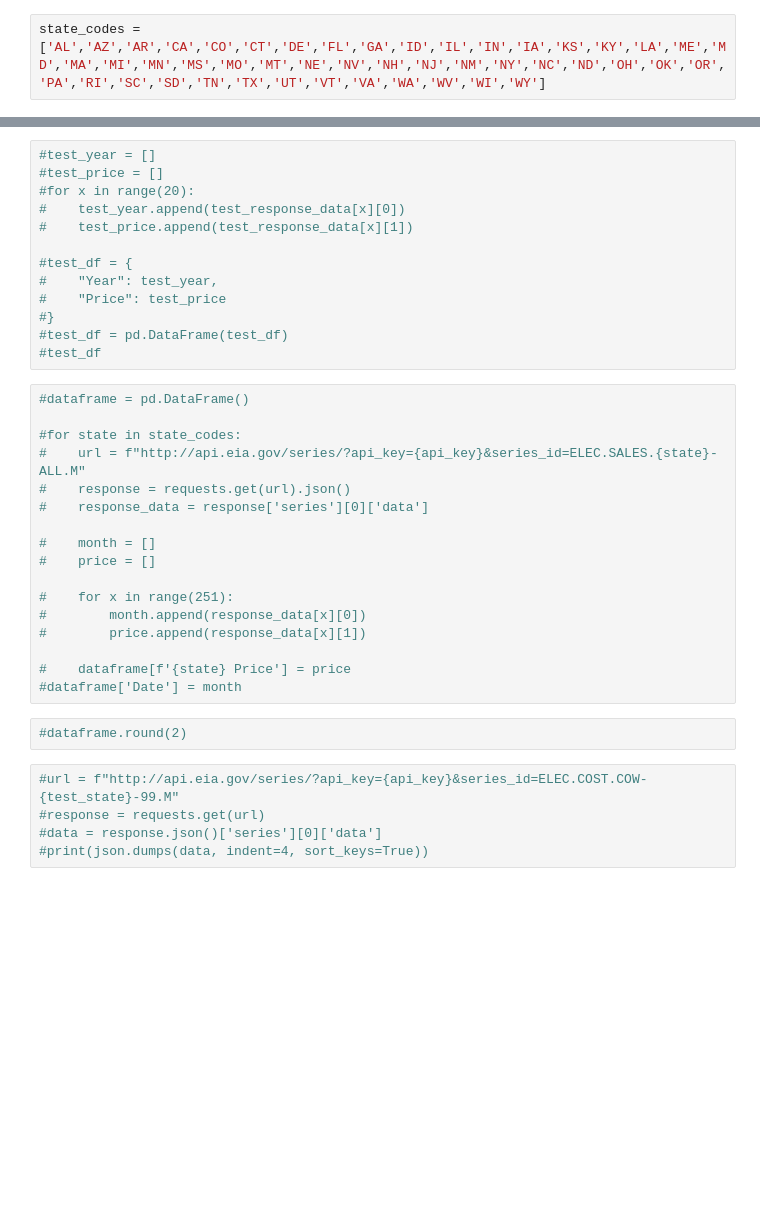
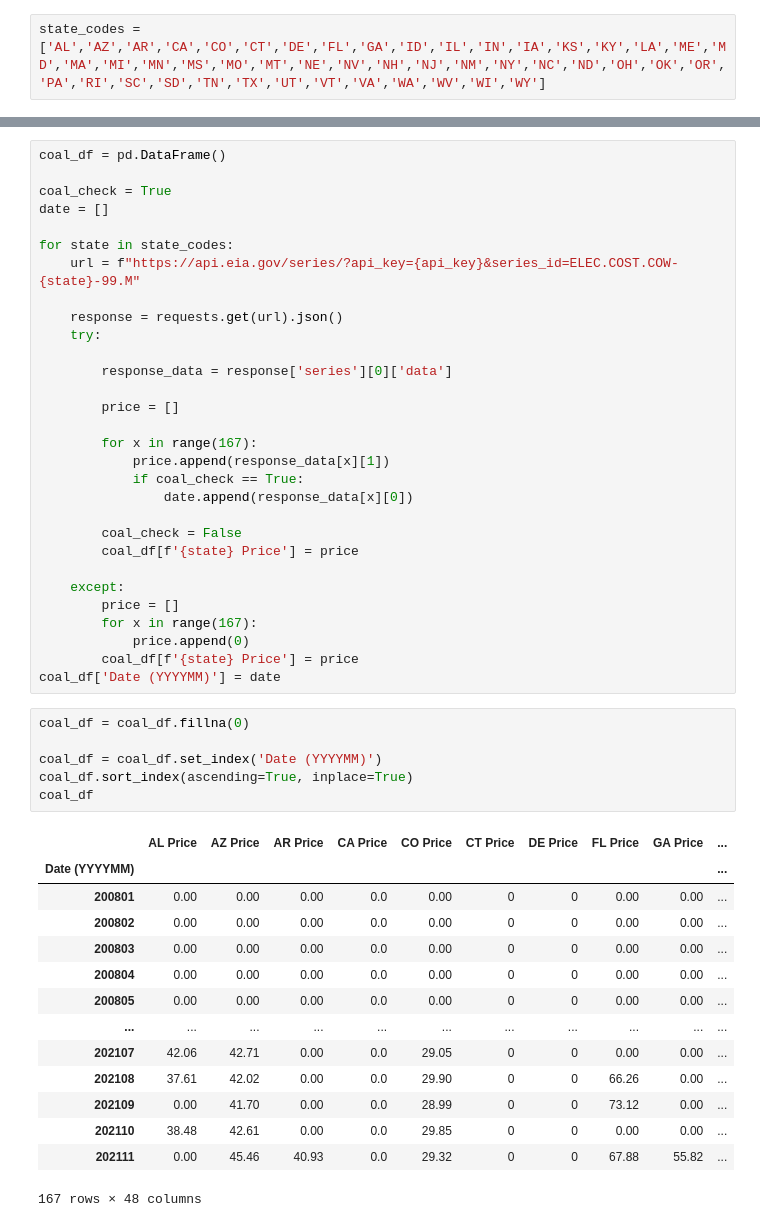
Before and after one commit to JWatson1102/project_1, a Jupyter notebook: Production Price Data.ipynb, the cells around one changed output, grey strips where cells are left out. Cells and saved outputs as stored; diff of their text form; blank space fills up the shorter version.

```diff
--- a/Production Price Data.ipynb
+++ b/Production Price Data.ipynb
@@ -24,38 +11,52 @@ test_state = "AL"
-# %%
-#test_year = []
-#test_price = []
-#for x in range(20):
-#    test_year.append(test_response_data[x][0])
-#    test_price.append(test_response_data[x][1])
-
-#test_df = {
-#    "Year": test_year,
-#    "Price": test_price
-#}
-#test_df = pd.DataFrame(test_df)
-#test_df
 # %%
-#dataframe = pd.DataFrame()
+coal_df = pd.DataFrame()
 
-#for state in state_codes:
-#    url = f"http://api.eia.gov/series/?api_key={api_key}&series_id=ELEC.SALES.{state}-ALL.M"
-#    response = requests.get(url).json()
-#    response_data = response['series'][0]['data']
+coal_check = True
+date = []
 
-#    month = []
-#    price = []
+for state in state_codes:
+    url = f"https://api.eia.gov/series/?api_key={api_key}&series_id=ELEC.COST.COW-{state}-99.M"
 
-#    for x in range(251):
-#        month.append(response_data[x][0])
-#        price.append(response_data[x][1])
+    response = requests.get(url).json()
+    try:
 
-#    dataframe[f'{state} Price'] = price
-#dataframe['Date'] = month
+        response_data = response['series'][0]['data']
+
+        price = []
+
+        for x in range(167):
+            price.append(response_data[x][1])
+            if coal_check == True:
+                date.append(response_data[x][0])
+
+        coal_check = False
+        coal_df[f'{state} Price'] = price
+
+    except:
+        price = []
+        for x in range(167):
+            price.append(0)
+        coal_df[f'{state} Price'] = price
+coal_df['Date (YYYYMM)'] = date
-# %%
-#dataframe.round(2)
-# %%
-#url = f"http://api.eia.gov/series/?api_key={api_key}&series_id=ELEC.COST.COW-{test_state}-99.M"
-#response = requests.get(url)
-#data = response.json()['series'][0]['data']
-#print(json.dumps(data, indent=4, sort_keys=True))
+# %%
+coal_df = coal_df.fillna(0)
+
+coal_df = coal_df.set_index('Date (YYYYMM)')
+coal_df.sort_index(ascending=True, inplace=True)
+coal_df
+# %% [output]
+|  | AL Price | AZ Price | AR Price | CA Price | CO Price | CT Price | DE Price | FL Price | GA Price | ... |
+| Date (YYYYMM) |  |  |  |  |  |  |  |  |  | ... |
+| 200801 | 0.00 | 0.00 | 0.00 | 0.0 | 0.00 | 0 | 0 | 0.00 | 0.00 | ... |
+| 200802 | 0.00 | 0.00 | 0.00 | 0.0 | 0.00 | 0 | 0 | 0.00 | 0.00 | ... |
+| 200803 | 0.00 | 0.00 | 0.00 | 0.0 | 0.00 | 0 | 0 | 0.00 | 0.00 | ... |
+| 200804 | 0.00 | 0.00 | 0.00 | 0.0 | 0.00 | 0 | 0 | 0.00 | 0.00 | ... |
+| 200805 | 0.00 | 0.00 | 0.00 | 0.0 | 0.00 | 0 | 0 | 0.00 | 0.00 | ... |
+| ... | ... | ... | ... | ... | ... | ... | ... | ... | ... | ... |
+| 202107 | 42.06 | 42.71 | 0.00 | 0.0 | 29.05 | 0 | 0 | 0.00 | 0.00 | ... |
+| 202108 | 37.61 | 42.02 | 0.00 | 0.0 | 29.90 | 0 | 0 | 66.26 | 0.00 | ... |
+| 202109 | 0.00 | 41.70 | 0.00 | 0.0 | 28.99 | 0 | 0 | 73.12 | 0.00 | ... |
+| 202110 | 38.48 | 42.61 | 0.00 | 0.0 | 29.85 | 0 | 0 | 0.00 | 0.00 | ... |
+| 202111 | 0.00 | 45.46 | 40.93 | 0.0 | 29.32 | 0 | 0 | 67.88 | 55.82 | ... |
+167 rows × 48 columns
 # %%
```
Also changed, not shown: parts of 18 cells of this notebook, 12 other files.
